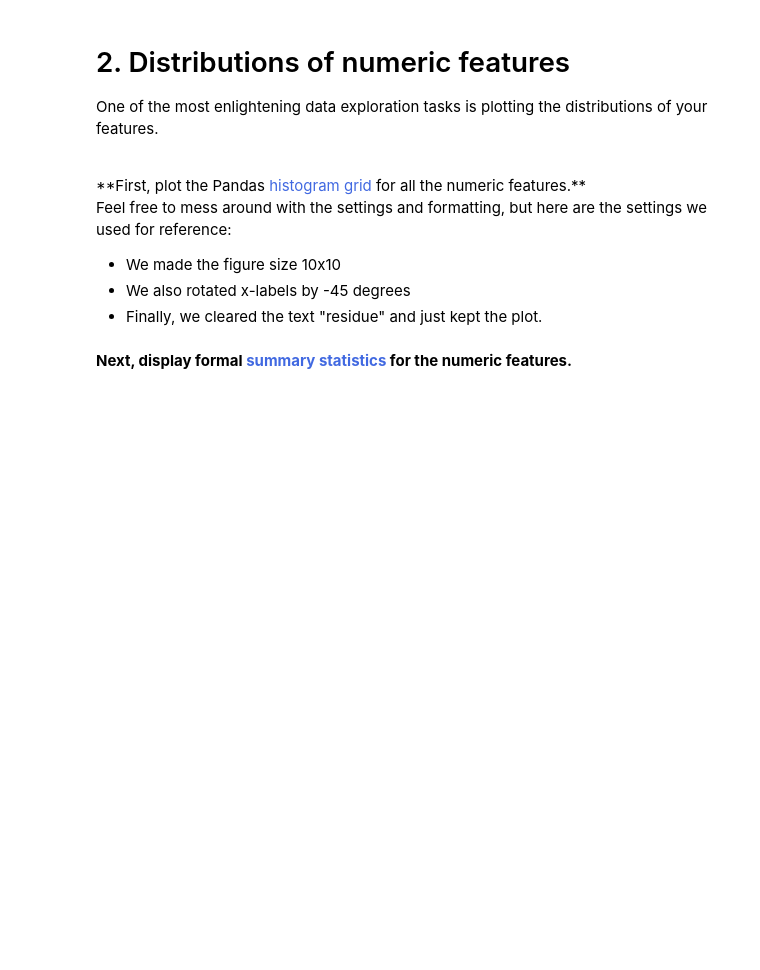
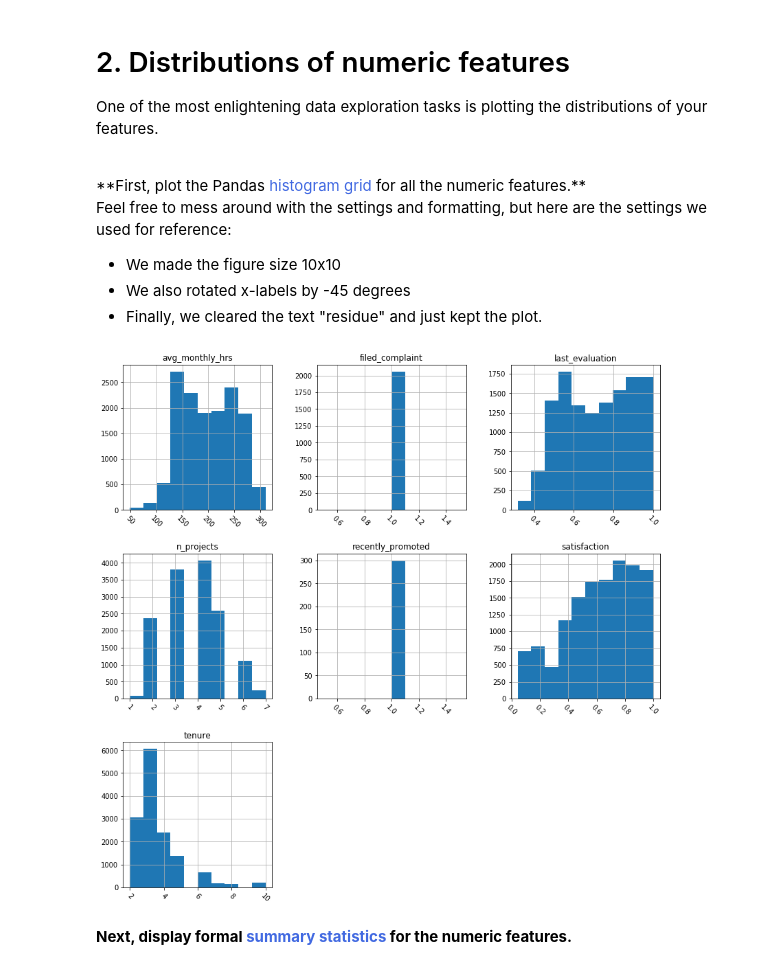
Before and after one commit to baskoroi/elite-ml, a Jupyter notebook: workbooks/project-3/Module 1 - Exploratory Analysis.ipynb, the cells around one changed output. Drawn from its saved outputs; the diff is of its cells as text; code cells hidden in the pictures; blank space fills up the shorter version.

```diff
--- a/workbooks/project-3/Module 1 - Exploratory Analysis.ipynb
+++ b/workbooks/project-3/Module 1 - Exploratory Analysis.ipynb
@@ -160,9 +155,12 @@ Feel free to mess around with the settings and formatting, but here are the sett
 * Finally, we cleared the text "residue" and just kept the plot.
 # %%
 # Plot histogram grid
-df.hist?
+df.hist(figsize=(14, 14), xrot=-45)
 
 # Clear the text "residue"
+plt.show()
+# %% [output]
+[figure, added]
 # %% [markdown]
 **Next, display formal <span style="color:royalblue">summary statistics</span> for the numeric features.**
 # %%
```
Also changed, not shown: parts of 9 cells of this notebook.
